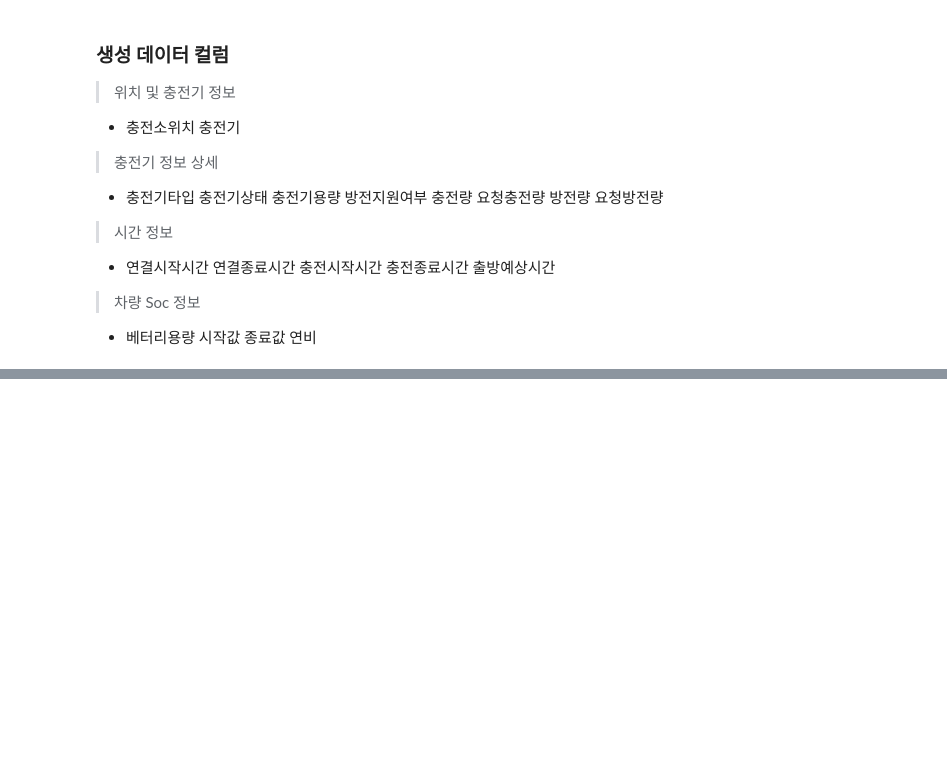
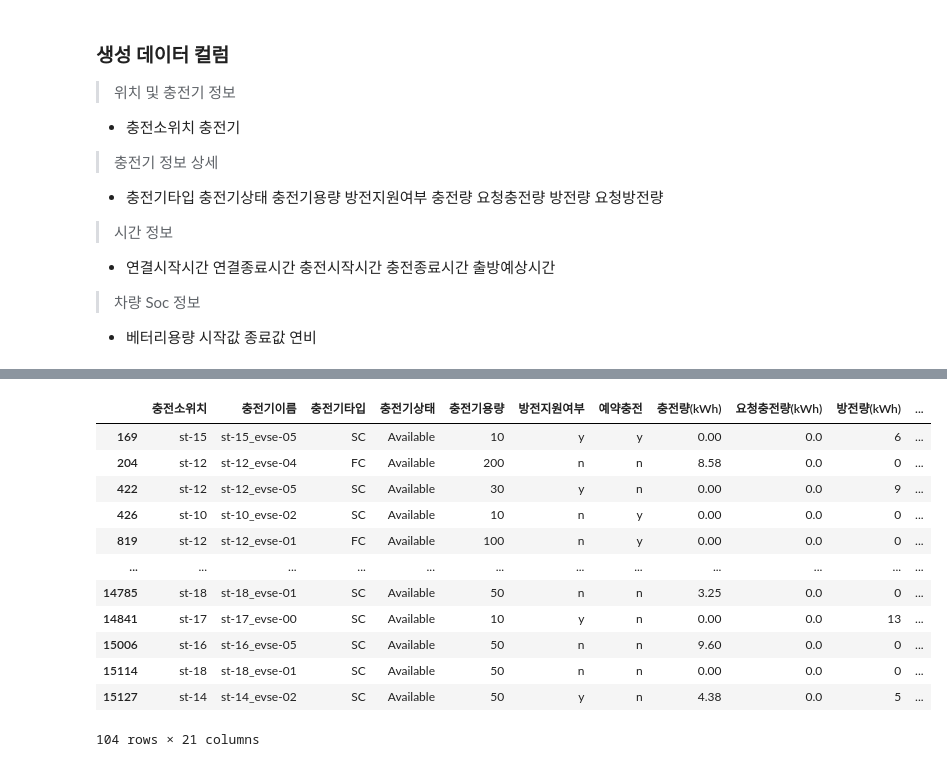
Before and after one commit to AR384/EVSE_mainproject_python, a Jupyter notebook: data/code/dummy.ipynb, the cells around one changed output, grey strips where cells are left out. Saved outputs shown, nothing was run; the diff lists cells and outputs as text; code cells hidden in the pictures; blank space fills up the shorter version.

```diff
--- a/data/code/dummy.ipynb
+++ b/data/code/dummy.ipynb
@@ -238,0 +425,17 @@ df_clean[df_clean['충전소위치']=='st-04']
+# %%
+mask = (df_clean['충전종료시간']>df_clean['충전시작시간']) == False
+df_clean[mask]
+# %% [output]
+|  | 충전소위치 | 충전기이름 | 충전기타입 | 충전기상태 | 충전기용량 | 방전지원여부 | 예약충전 | 충전량(kWh) | 요청충전량(kWh) | 방전량(kWh) | ... |
+| 169 | st-15 | st-15_evse-05 | SC | Available | 10 | y | y | 0.00 | 0.0 | 6 | ... |
+| 204 | st-12 | st-12_evse-04 | FC | Available | 200 | n | n | 8.58 | 0.0 | 0 | ... |
+| 422 | st-12 | st-12_evse-05 | SC | Available | 30 | y | n | 0.00 | 0.0 | 9 | ... |
+| 426 | st-10 | st-10_evse-02 | SC | Available | 10 | n | y | 0.00 | 0.0 | 0 | ... |
+| 819 | st-12 | st-12_evse-01 | FC | Available | 100 | n | y | 0.00 | 0.0 | 0 | ... |
+| ... | ... | ... | ... | ... | ... | ... | ... | ... | ... | ... | ... |
+| 14785 | st-18 | st-18_evse-01 | SC | Available | 50 | n | n | 3.25 | 0.0 | 0 | ... |
+| 14841 | st-17 | st-17_evse-00 | SC | Available | 10 | y | n | 0.00 | 0.0 | 13 | ... |
+| 15006 | st-16 | st-16_evse-05 | SC | Available | 50 | n | n | 9.60 | 0.0 | 0 | ... |
+| 15114 | st-18 | st-18_evse-01 | SC | Available | 50 | n | n | 0.00 | 0.0 | 0 | ... |
+| 15127 | st-14 | st-14_evse-02 | SC | Available | 50 | y | n | 4.38 | 0.0 | 5 | ... |
+104 rows × 21 columns
```
Also changed, not shown: parts of 20 cells of this notebook, 6 other files.
